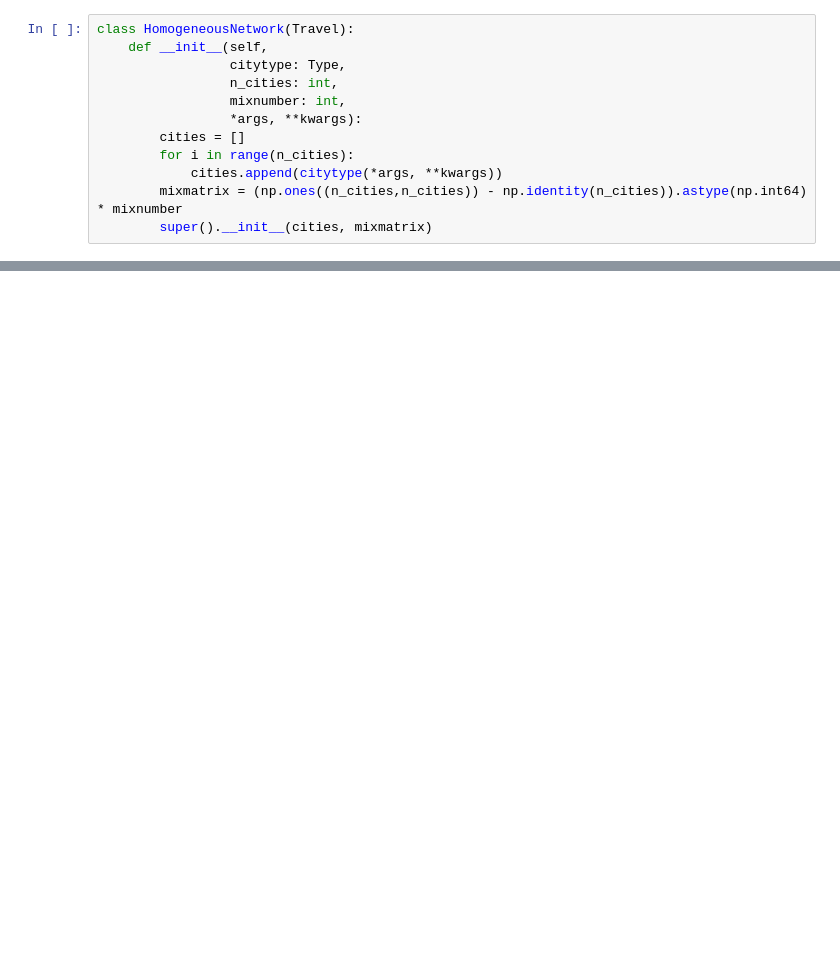
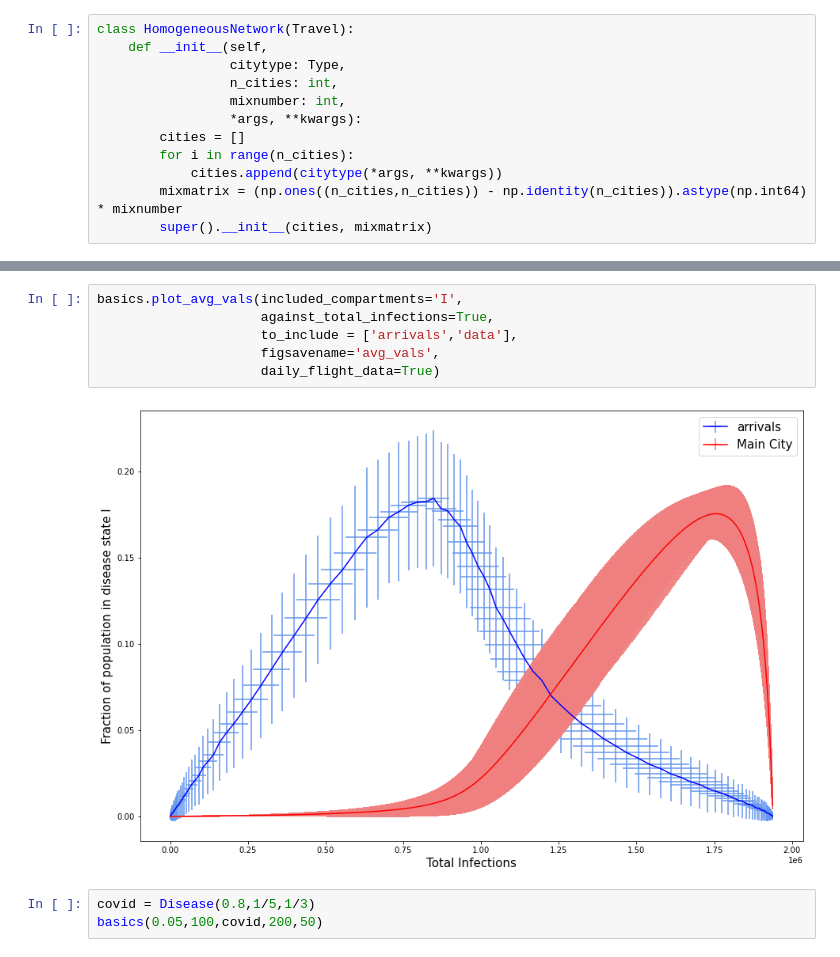
Before and after one commit to JakeMendel/NAO_Modelling, a Jupyter notebook: generic_model.ipynb, the cells around one changed output, grey strips where cells are left out. Drawn from its saved outputs; the diff is of its cells as text; blank space fills up the shorter version.

```diff
--- a/generic_model.ipynb
+++ b/generic_model.ipynb
@@ -668 +832,12 @@ basics(0.05,100,measles,20,200)
+# %%
+basics.plot_avg_vals(included_compartments='I',
+                     against_total_infections=True,
+                     to_include = ['arrivals','data'],
+                     figsavename='avg_vals',
+                     daily_flight_data=True)
+# %% [output]
+[figure, added]
+# %%
+covid = Disease(0.8,1/5,1/3)
+basics(0.05,100,covid,200,50)
 # %%
```
Also changed, not shown: parts of 14 cells of this notebook.
